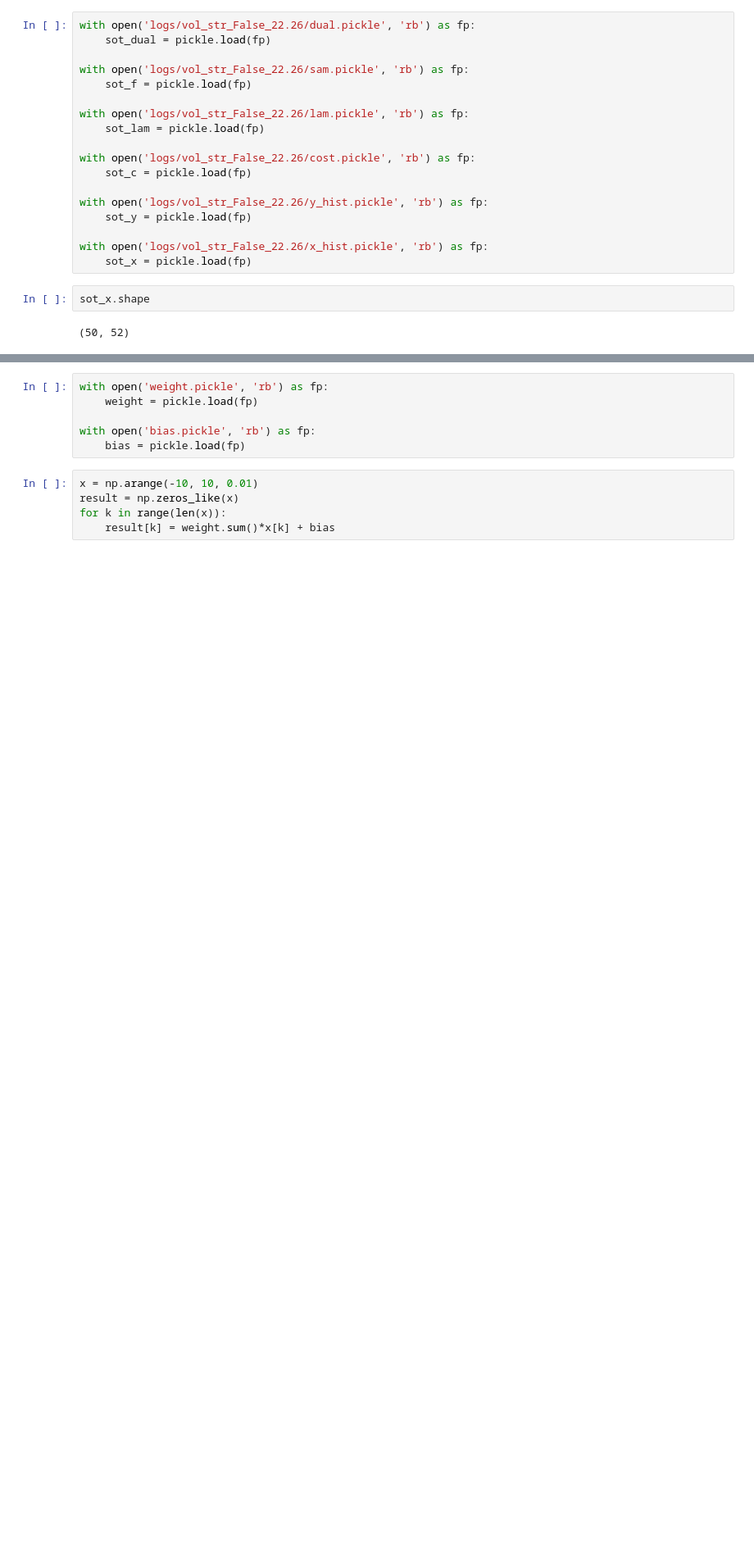
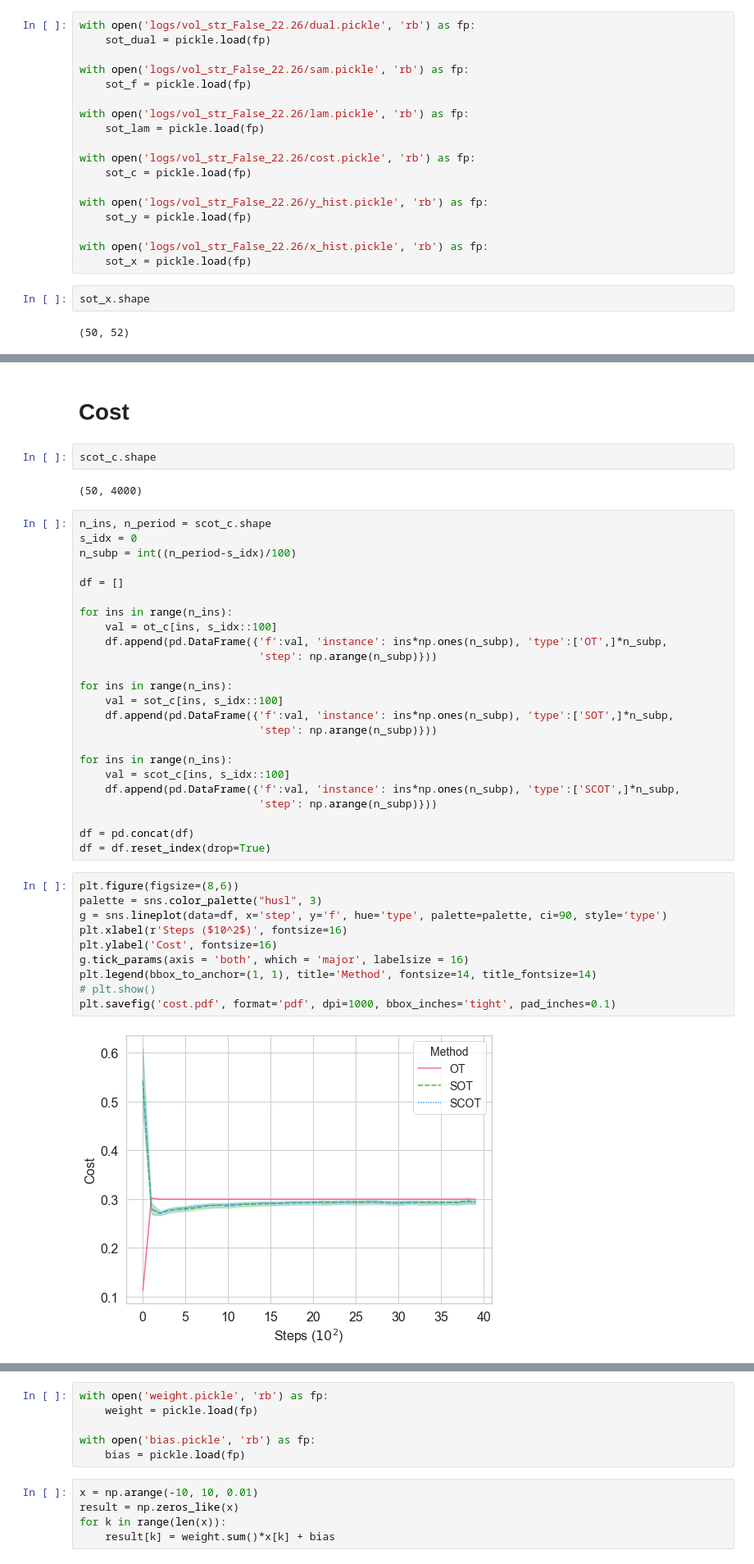
Before and after one commit to hanbingyan/SCOT, a Jupyter notebook: LSTM-Vol.ipynb, the cells around one changed output, grey strips where cells are left out. Shown at 82% size. Drawn from its saved outputs; the diff is of its cells as text; blank space fills up the shorter version.

```diff
--- a/LSTM-Vol.ipynb
+++ b/LSTM-Vol.ipynb
@@ -191,0 +172,42 @@ plt.hist(sot_c[:, -100:].mean(axis=0))
+# %% [markdown]
+# Cost
+# %%
+scot_c.shape
+# %% [output]
+(50, 4000)
+# %%
+n_ins, n_period = scot_c.shape
+s_idx = 0
+n_subp = int((n_period-s_idx)/100)
+
+df = []
+
+for ins in range(n_ins):
+    val = ot_c[ins, s_idx::100]
+    df.append(pd.DataFrame({'f':val, 'instance': ins*np.ones(n_subp), 'type':['OT',]*n_subp,
+                            'step': np.arange(n_subp)}))
+
+for ins in range(n_ins):
+    val = sot_c[ins, s_idx::100]
+    df.append(pd.DataFrame({'f':val, 'instance': ins*np.ones(n_subp), 'type':['SOT',]*n_subp,
+                            'step': np.arange(n_subp)}))
+
+for ins in range(n_ins):
+    val = scot_c[ins, s_idx::100]
+    df.append(pd.DataFrame({'f':val, 'instance': ins*np.ones(n_subp), 'type':['SCOT',]*n_subp,
+                            'step': np.arange(n_subp)}))
+
+df = pd.concat(df)
+df = df.reset_index(drop=True)
+# %%
+plt.figure(figsize=(8,6))
+palette = sns.color_palette("husl", 3)
+g = sns.lineplot(data=df, x='step', y='f', hue='type', palette=palette, ci=90, style='type')
+plt.xlabel(r'Steps ($10^2$)', fontsize=16)
+plt.ylabel('Cost', fontsize=16)
+g.tick_params(axis = 'both', which = 'major', labelsize = 16)
+plt.legend(bbox_to_anchor=(1, 1), title='Method', fontsize=14, title_fontsize=14)
+# plt.show()
+plt.savefig('cost.pdf', format='pdf', dpi=1000, bbox_inches='tight', pad_inches=0.1)
+# %% [output]
+[figure, added]
```
Also changed, not shown: parts of 40 cells of this notebook, 28 other files.
